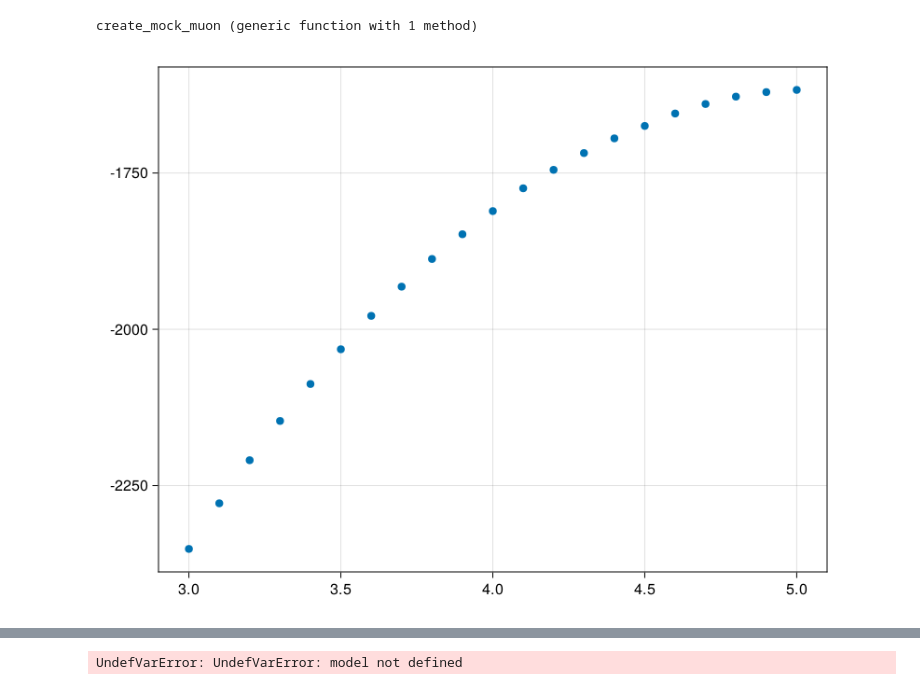
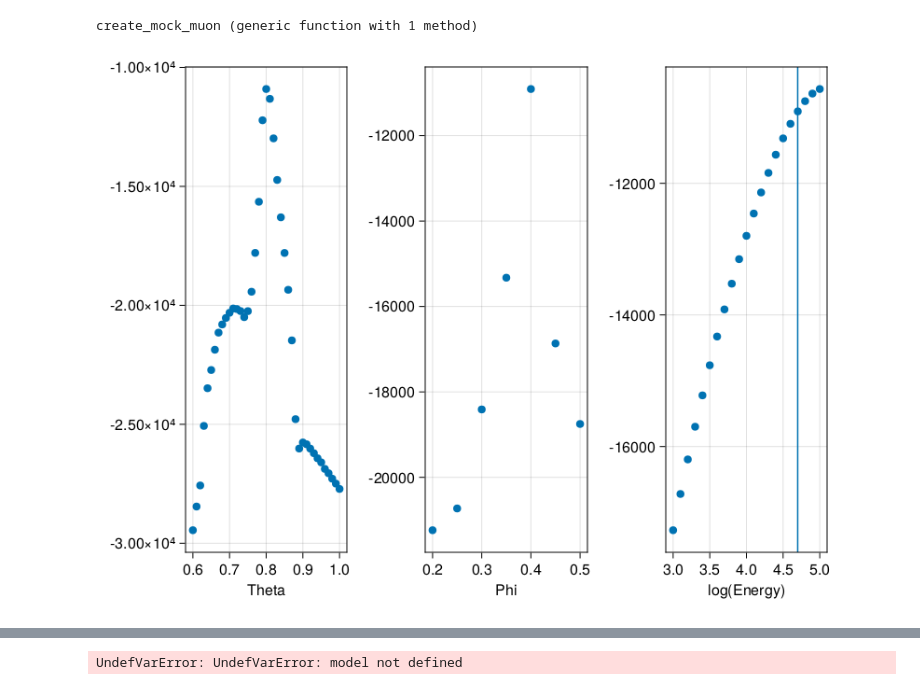
Before and after one commit to PLEnuM-group/NeutrinoTelescopes, a Jupyter notebook: notebooks/surrogate_checks.ipynb, the cells around one changed output, grey strips where cells are left out. Drawn from its saved outputs; the diff is of its cells as text; code cells hidden in the pictures.

```diff
--- a/notebooks/surrogate_checks.ipynb
+++ b/notebooks/surrogate_checks.ipynb
@@ -451,8 +447,8 @@ function create_mock_muon(energy, position, direction, time, mean_free_path, len
 
     dist_travelled = 0
     while dist_travelled < length && energy > 1
-        step_size = rand(step_dist)
-        e_loss = energy * 10^rand(eloss_logr_dist)
+        step_size = rand(rng, step_dist)
+        e_loss = energy * 10^rand(rng, eloss_logr_dist)
 
         energy -= e_loss
         dist_travelled += step_size
@@ -468,34 +464,49 @@ end
 # %% [output]
 create_mock_muon (generic function with 1 method)
 # %%
-pos = SA[-300., -5., -450]
+p0 = SA[8., -5., -450]
+
 theta = 0.8
 phi = 0.4
 muon_energy = 5E4
-rng = MersenneTwister(31339)
+rng = MersenneTwister(2)
 dir = sph_to_cart(theta, phi)
+pos = p0 .- 200 .* dir
 
 losses = create_mock_muon(muon_energy, pos, dir, 0., 30, 500, rng)
 losses_filt = [p for p in losses if p.energy > 100]
 
 
 @load models["4"] model hparams opt tf_dict
 c_n = c_at_wl(800f0, medium)
 target_mask = any(norm.([p.position for p in losses_filt] .- permutedims([t.position for t in targets_hex])) .<= 200, dims=1)[1, :]
 
 targets_range = targets_hex[target_mask]
 
 data = sample_multi_particle_event(losses_filt, targets_range, model, tf_dict, c_n, rng)
 
+
+fig = Figure()
+ax1 = Axis(fig[1, 1], xlabel="Theta")
+
 thetas = 0.6:0.01:1
 llhs = [track_likelihood_fixed_losses(log10(muon_energy), t, phi, pos, 0.; losses=losses_filt, muon_energy=muon_energy, data=data, targets=targets_range, model=model, tf_vec=tf_dict, c_n=c_n) for t in thetas]
-scatter(thetas, llhs)
+scatter!(ax1, thetas, llhs)
 
+ax2 = Axis(fig[1, 2], xlabel="Phi")
+
+phis = 0.2:0.05:0.5
+llhs = [track_likelihood_fixed_losses(log10(muon_energy), theta, p, pos, 0.; losses=losses_filt, muon_energy=muon_energy, data=data, targets=targets_range, model=model, tf_vec=tf_dict, c_n=c_n) for p in phis]
+scatter!(ax2, phis, llhs)
+
+ax3 = Axis(fig[1, 3], xlabel="log(Energy)")
 logenergies = 3:0.1:5
-llhs = [track_likelihood_fixed_losses(le, theta, phi, pos, 0.; losses=losses_filt, muon_energy=energy, data=data, targets=targets_range, model=model, tf_vec=tf_dict, c_n=c_n) for le in logenergies]
-scatter(logenergies, llhs)
+llhs = [track_likelihood_fixed_losses(le, theta, phi, pos, 0.; losses=losses_filt, muon_energy=muon_energy, data=data, targets=targets_range, model=model, tf_vec=tf_dict, c_n=c_n) for le in logenergies]
+scatter!(ax3, logenergies, llhs)
+vlines!(ax3, log10(muon_energy))
+fig
 # %% [output]
-[figure, old version]
+[figure, new version]
 # %%
 hypo = make_event_fit_model(seed_x=pos[1], seed_y=pos[2], seed_z=pos[3], seed_time=0.)#seed_x=pos[1], seed_y=pos[2], seed_z=pos[3], seed_time=0.)
 set_inactive!(hypo, "time")
```
Also changed, not shown: parts of 7 cells of this notebook, 2 other files.
